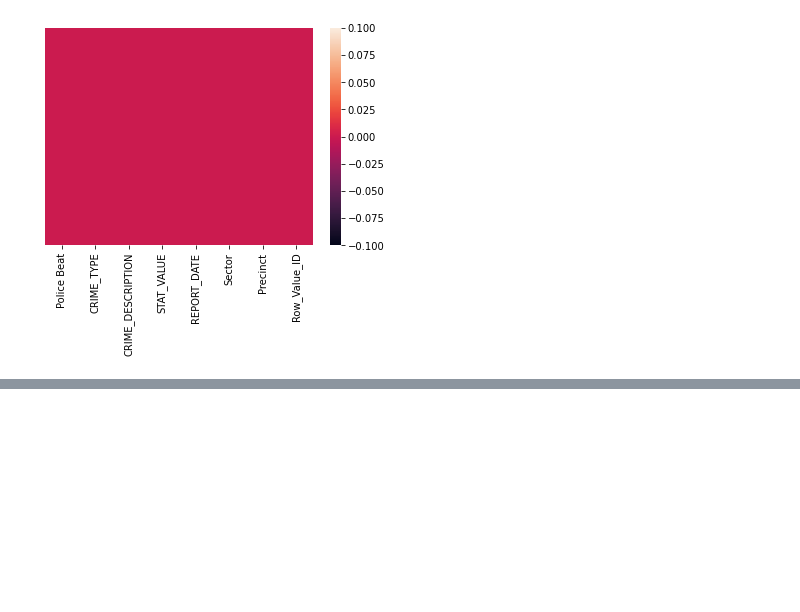
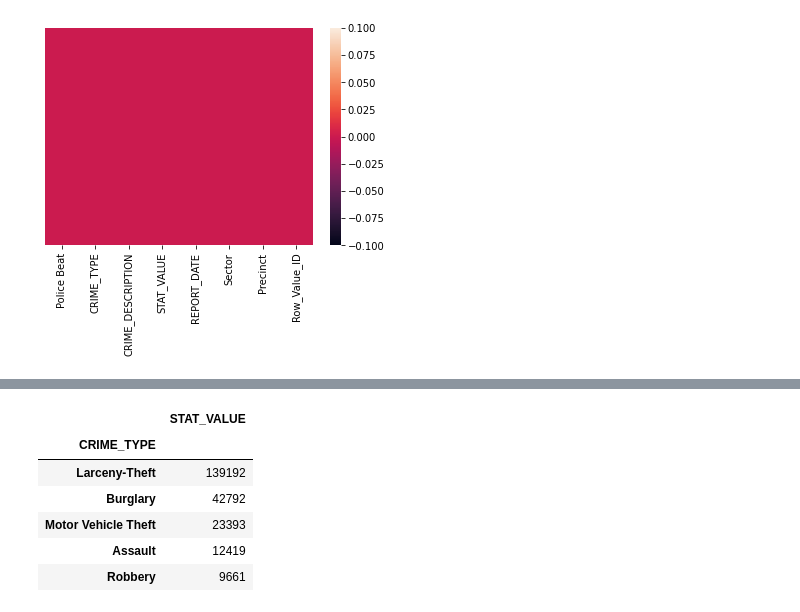
Before and after one commit to omarlopez2001/take-home-project, a Jupyter notebook: SPD_1_5_HW_lopez_omar.ipynb, the cells around one changed output, grey strips where cells are left out. Saved outputs shown, nothing was run; the diff lists cells and outputs as text; code cells hidden in the pictures; blank space fills up the shorter version.

```diff
--- a/SPD_1_5_HW_lopez_omar.ipynb
+++ b/SPD_1_5_HW_lopez_omar.ipynb
@@ -69,0 +106,11 @@ sns.heatmap(df.isnull(), yticklabels=False)
+# %%
+top_5_crimes = df.groupby('CRIME_TYPE').agg({'STAT_VALUE': 'sum'}).sort_values('STAT_VALUE', ascending=False)[:5]
+top_5_crimes
+# %% [output]
+|  | STAT_VALUE |
+| CRIME_TYPE |  |
+| Larceny-Theft | 139192 |
+| Burglary | 42792 |
+| Motor Vehicle Theft | 23393 |
+| Assault | 12419 |
+| Robbery | 9661 |
```
Also changed, not shown: parts of 10 cells of this notebook.
